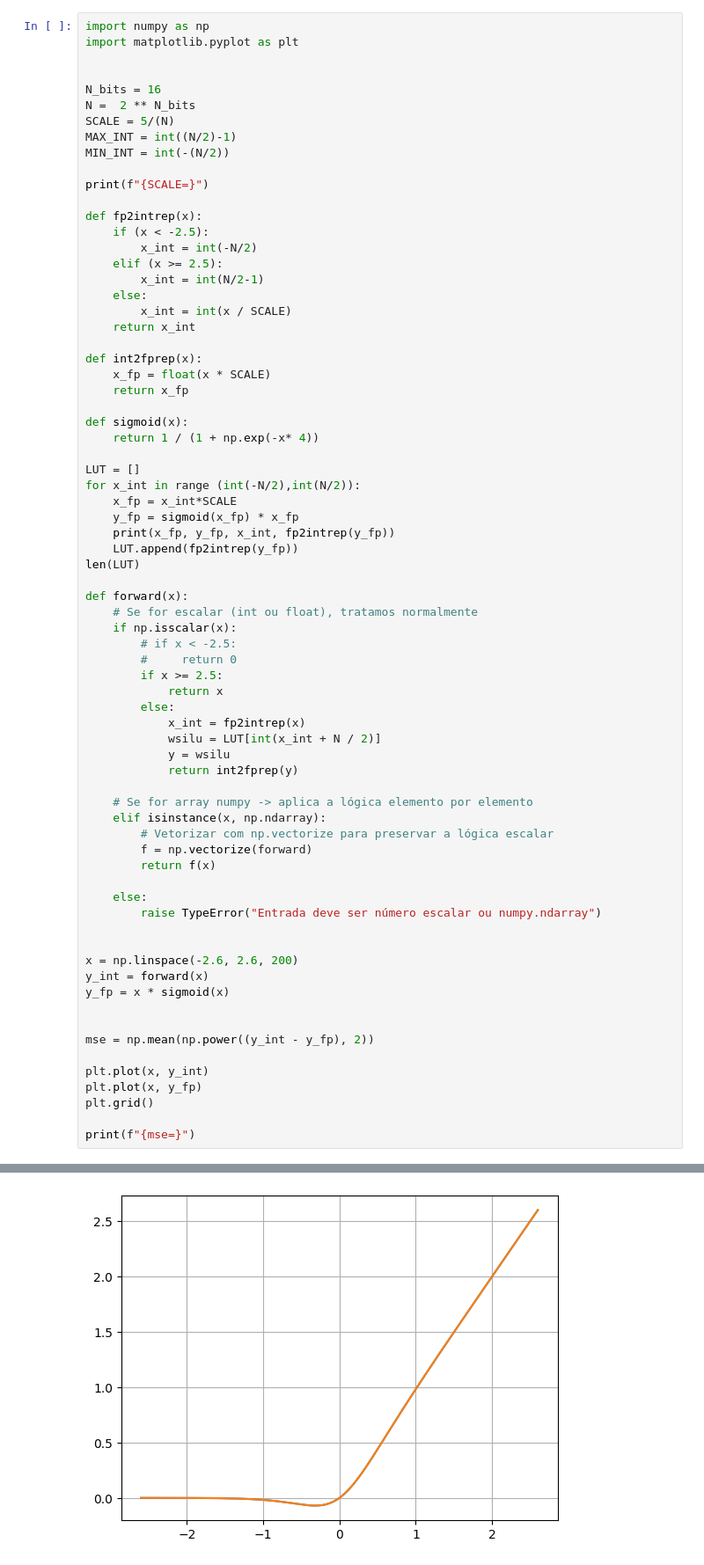
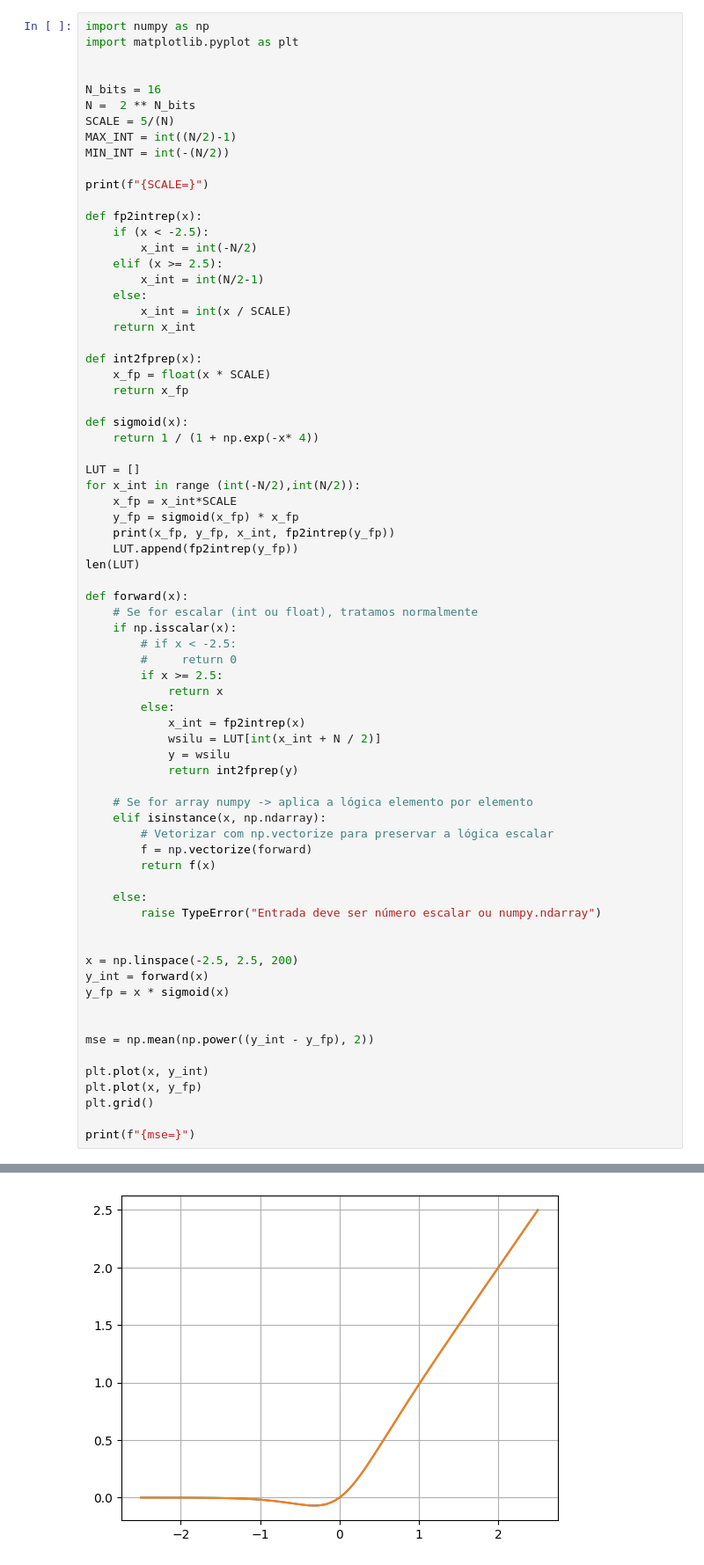
Before and after one commit to radc/hwsigmoid_lascas2026, a Jupyter notebook: notebooks/ruhan_integer_wsilu.ipynb, the cells around one changed output, grey strips where cells are left out. Shown at 88% size. Drawn from its saved outputs; the diff is of its cells as text.

```diff
--- a/notebooks/ruhan_integer_wsilu.ipynb
+++ b/notebooks/ruhan_integer_wsilu.ipynb
@@ -58,34 +58,34 @@ def forward(x):
         raise TypeError("Entrada deve ser número escalar ou numpy.ndarray")
 
 
-x = np.linspace(-2.6, 2.6, 200)
+x = np.linspace(-2.5, 2.5, 200)
 y_int = forward(x)
 y_fp = x * sigmoid(x)
 
 
 mse = np.mean(np.power((y_int - y_fp), 2))
 
 plt.plot(x, y_int)
 plt.plot(x, y_fp)
 plt.grid()
 
 print(f"{mse=}")
 # %% [output]
 SCALE=7.62939453125e-05
 -2.5 -0.00011349467175608599 -32768 -1
 -2.4999237060546875 -0.00011352584665401256 -32767 -1
 -2.499847412109375 -0.00011355703000886503 -32766 -1
 -2.4997711181640625 -0.00011358822182290137 -32765 -1
 -2.49969482421875 -0.00011361942209838017 -32764 -1
 -2.4996185302734375 -0.00011365063083756061 -32763 -1
 -2.499542236328125 -0.00011368184804270244 -32762 -1
 -2.4994659423828125 -0.00011371307371606602 -32761 -1
 -2.4993896484375 -0.0001137443078599123 -32760 -1
 -2.4993133544921875 -0.0001137755504765028 -32759 -1
 -2.499237060546875 -0.00011380680156809966 -32758 -1
 ... (7614 lines left out)
 -1.9182586669921875 -0.0008919665433945377 -25143 -11
 -1.918182373046875 -0.0008922031783268382 -25142 -11
 -1.9181060791015625 -0.0008924398745869189 -25141 -11
 -1.91802978515625 -0.0008926766321901564
-[figure, old version]
+[figure, new version]
```
Also changed, not shown: 3 other files.
